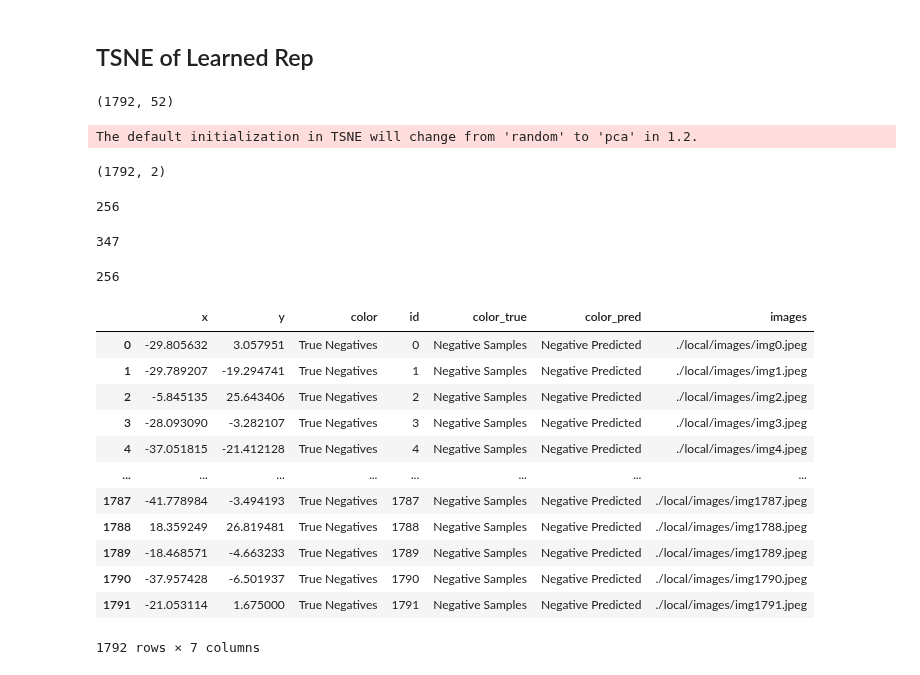
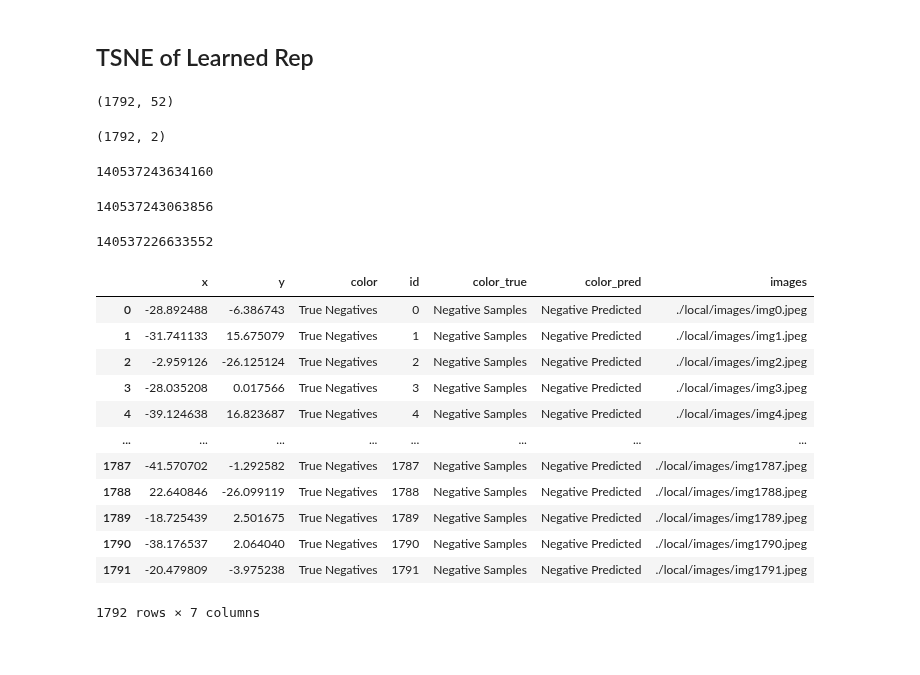
Before and after one commit to hojjatkarami/tedam2, a Jupyter notebook: vis_tsne.ipynb, the cells around one changed output. Cells and saved outputs as stored; diff of their text form; code cells hidden in the pictures.

```diff
--- a/vis_tsne.ipynb
+++ b/vis_tsne.ipynb
@@ -283,8 +423,13 @@ all_images=[]
 
 for i,pattern in enumerate(res):
     image = Image.fromarray(pattern)
+
+
+    # row_labels = opt.dict_map_states.keys()
+    # image = binary_matrix_to_image(pattern, row_labels=row_labels, grid_size=50, border_size=2, label_size=20)
+    # image.save(f'./local/images/img{i}.jpeg')
+
     all_images.append(f'./local/images/img{i}.jpeg')
-    image.save(f'./local/images/img{i}.jpeg')
 # %% [markdown]
 # Visualizations
 # %% [markdown]
@@ -308,22 +453,32 @@ tsne = TSNE(n_components=2, perplexity=30, learning_rate=10,n_jobs=4)
 X_tsne = tsne.fit_transform(X[:TSNE_LIMIT,:])
 # colors_tsne = [all_colors[label] for label in dict_metrics['tsne']['y_true'][:TSNE_LIMIT] ]
 X_tsne.shape
+
+
+X_dam_tsne = tsne.fit_transform(X_dam[:TSNE_LIMIT,:])
+X_te_tsne = tsne.fit_transform(X_te[:TSNE_LIMIT,:])
 # %% [output]
 (1792, 52)
-The default initialization in TSNE will change from 'random' to 'pca' in 1.2.
+(1792, 2)
-(1792, 2)
-# %%
-y_state_true.sum()
-y_state_pred.sum()
-y_state_true[:TSNE_LIMIT].astype(bool).sum()
-# %% [output]
-256
-347
-256
+# %%
+id(X_dam_tsne)
+id(X_te_tsne)
+id(X_tsne)
+# %% [output]
+140537243634160
+140537243063856
+140537226633552
 # %%
 df = pd.DataFrame()
 df['x']=X_tsne[:,0]
 df['y']=X_tsne[:,1]
+
+df['x']=X_te_tsne[:,0]
+df['y']=X_te_tsne[:,1]
+
+df['x']=X_dam_tsne[:,0]
+df['y']=X_dam_tsne[:,1]
+
 df['color']=0
 df['id']=np.arange(len(df))
 
@@ -344,49 +499,48 @@ if y_state_true is not None:
     df.loc[FN, 'color']='False Negatives'
     df.loc[FP, 'color']='False Positives'
     df.loc[TN, 'color']='True Negatives'
 
     df.loc[y_state_true[:TSNE_LIMIT].astype(bool).flatten(), 'color_true']='Positive Samples'
     df.loc[~y_state_true[:TSNE_LIMIT].astype(bool).flatten(), 'color_true']='Negative Samples'
 
 
     df.loc[y_state_pred[:TSNE_LIMIT].astype(bool).flatten(), 'color_pred']='Positive Predicted'
     df.loc[~y_state_pred[:TSNE_LIMIT].astype(bool).flatten(), 'color_pred']='Negative Predicted'
 
 # # df.loc[y_state_pred[:TSNE_LIMIT].astype(bool), 'color']='Negative Samples'
 
 # # df['color_true']=y_state_true[:TSNE_LIMIT]
 # # df['color_pred']=y_state_pred[:TSNE_LIMIT]
 
 df['images']=all_images[:TSNE_LIMIT]
 
 
 
 # fig = px.scatter(df,x='x',y='y',color='color', title='temp', hover_data=['id']).update_layout(width=800, height=600)
 # fig.show()
 
 
 # fig = px.scatter(df,x='x',y='y',color='color_pred', title='temp', hover_data=['id']).update_layout(width=800, height=600)
 # fig.show()
 
 # fig = px.scatter(df,x='x',y='y',color='color_true', title='temp', hover_data=['id']).update_layout(width=800, height=600)
 # fig.show()
 # fig.write_image(PATH_PAPER+f"tsne_{'temp'}.png")
+df
+# %% [output]
+|  | x | y | color | id | color_true | color_pred | images |
+| 0 | -28.892488 | -6.386743 | True Negatives | 0 | Negative Samples | Negative Predicted | ./local/images/img0.jpeg |
+| 1 | -31.741133 | 15.675079 | True Negatives | 1 | Negative Samples | Negative Predicted | ./local/images/img1.jpeg |
+| 2 | -2.959126 | -26.125124 | True Negatives | 2 | Negative Samples | Negative Predicted | ./local/images/img2.jpeg |
+| 3 | -28.035208 | 0.017566 | True Negatives | 3 | Negative Samples | Negative Predicted | ./local/images/img3.jpeg |
+| 4 | -39.124638 | 16.823687 | True Negatives | 4 | Negative Samples | Negative Predicted | ./local/images/img4.jpeg |
+| ... | ... | ... | ... | ... | ... | ... | ... |
+| 1787 | -41.570702 | -1.292582 | True Negatives | 1787 | Negative Samples | Negative Predicted | ./local/images/img1787.jpeg |
+| 1788 | 22.640846 | -26.099119 | True Negatives | 1788 | Negative Samples | Negative Predicted | ./local/images/img1788.jpeg |
+| 1789 | -18.725439 | 2.501675 | True Negatives | 1789 | Negative Samples | Negative Predicted | ./local/images/img1789.jpeg |
+| 1790 | -38.176537 | 2.064040 | True Negatives | 1790 | Negative Samples | Negative Predicted | ./local/images/img1790.jpeg |
+| 1791 | -20.479809 | -3.975238 | True Negatives | 1791 | Negative Samples | Negative Predicted | ./local/images/img1791.jpeg |
+1792 rows × 7 columns
-# %%
-df
-# %% [output]
-|  | x | y | color | id | color_true | color_pred | images |
-| 0 | -29.805632 | 3.057951 | True Negatives | 0 | Negative Samples | Negative Predicted | ./local/images/img0.jpeg |
-| 1 | -29.789207 | -19.294741 | True Negatives | 1 | Negative Samples | Negative Predicted | ./local/images/img1.jpeg |
-| 2 | -5.845135 | 25.643406 | True Negatives | 2 | Negative Samples | Negative Predicted | ./local/images/img2.jpeg |
-| 3 | -28.093090 | -3.282107 | True Negatives | 3 | Negative Samples | Negative Predicted | ./local/images/img3.jpeg |
-| 4 | -37.051815 | -21.412128 | True Negatives | 4 | Negative Samples | Negative Predicted | ./local/images/img4.jpeg |
-| ... | ... | ... | ... | ... | ... | ... | ... |
-| 1787 | -41.778984 | -3.494193 | True Negatives | 1787 | Negative Samples | Negative Predicted | ./local/images/img1787.jpeg |
-| 1788 | 18.359249 | 26.819481 | True Negatives | 1788 | Negative Samples | Negative Predicted | ./local/images/img1788.jpeg |
-| 1789 | -18.468571 | -4.663233 | True Negatives | 1789 | Negative Samples | Negative Predicted | ./local/images/img1789.jpeg |
-| 1790 | -37.957428 | -6.501937 | True Negatives | 1790 | Negative Samples | Negative Predicted | ./local/images/img1790.jpeg |
-| 1791 | -21.053114 | 1.675000 | True Negatives | 1791 | Negative Samples | Negative Predicted | ./local/images/img1791.jpeg |
-1792 rows × 7 columns
 # %%
 # sudo conda install -c conda-forge dash --name paper2022
 # sudo conda install -c conda-forge jupyter-dash --name paper2022
```
Also changed, not shown: parts of 11 cells of this notebook, 3 other files.
